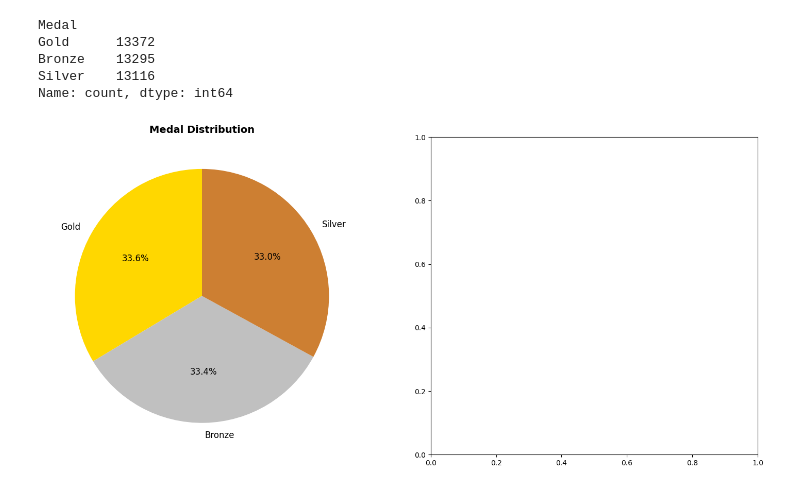
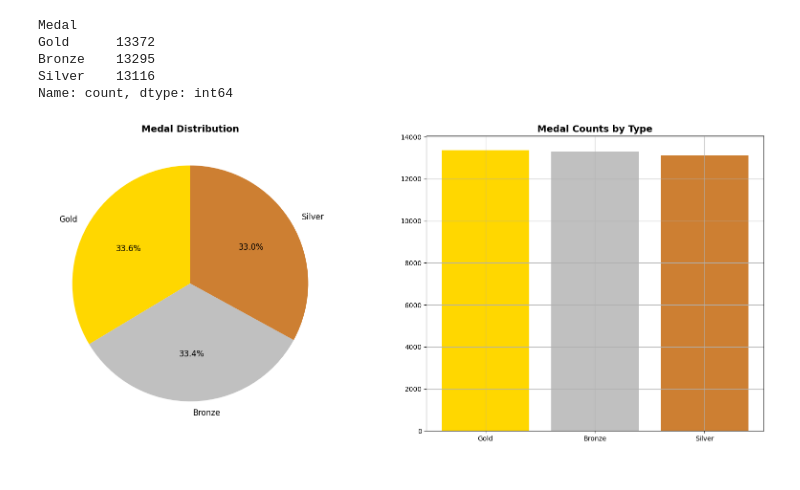
Before and after one commit to Dani-8/120Years-Of-Olympics-Data-Analysis, a Jupyter notebook: Olympic Medal Prediction ML Analysis.ipynb, the cells around one changed output. Drawn from its saved outputs; the diff is of its cells as text; code cells hidden in the pictures.

```diff
--- a/Olympic Medal Prediction ML Analysis.ipynb
+++ b/Olympic Medal Prediction ML Analysis.ipynb
@@ -185,12 +185,16 @@ Bronze    13295
 Silver    13116
 Name: count, dtype: int64
 # %%
-fig, axes = plt.subplots(1,2, figsize=(18,8))
+fig, axes = plt.subplots(1,2, figsize=(20,8))
 colors = ['#FFD700', '#C0C0C0', '#CD7F32']  # Gold, Silver, Bronze colors
 
 axes[0].pie(medal_count.values, labels=medal_count.index, colors=colors, autopct="%1.1f%%", textprops={"fontsize":12}, startangle=90)
 axes[0].set_title('Medal Distribution', fontweight="bold", fontsize=14)
 
+axes[1].bar(medal_count.index, medal_count.values, color=colors)
+axes[1].set_xticklabels(medal_count.index)
+axes[1].set_title('Medal Counts by Type', fontweight='bold', fontsize=14)
+
 plt.show()
 # %% [output]
-[figure, old version]
+[figure, new version]
```
